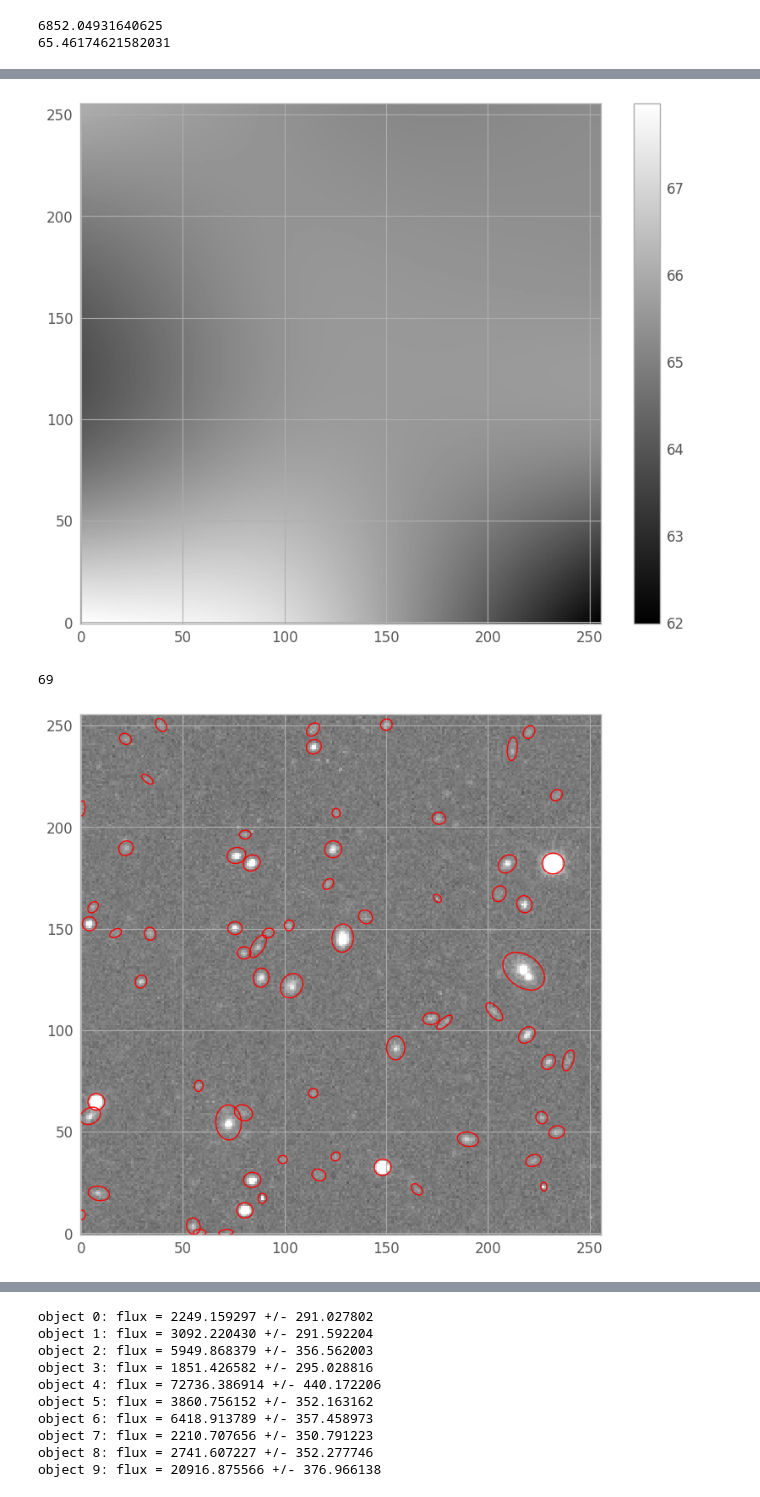
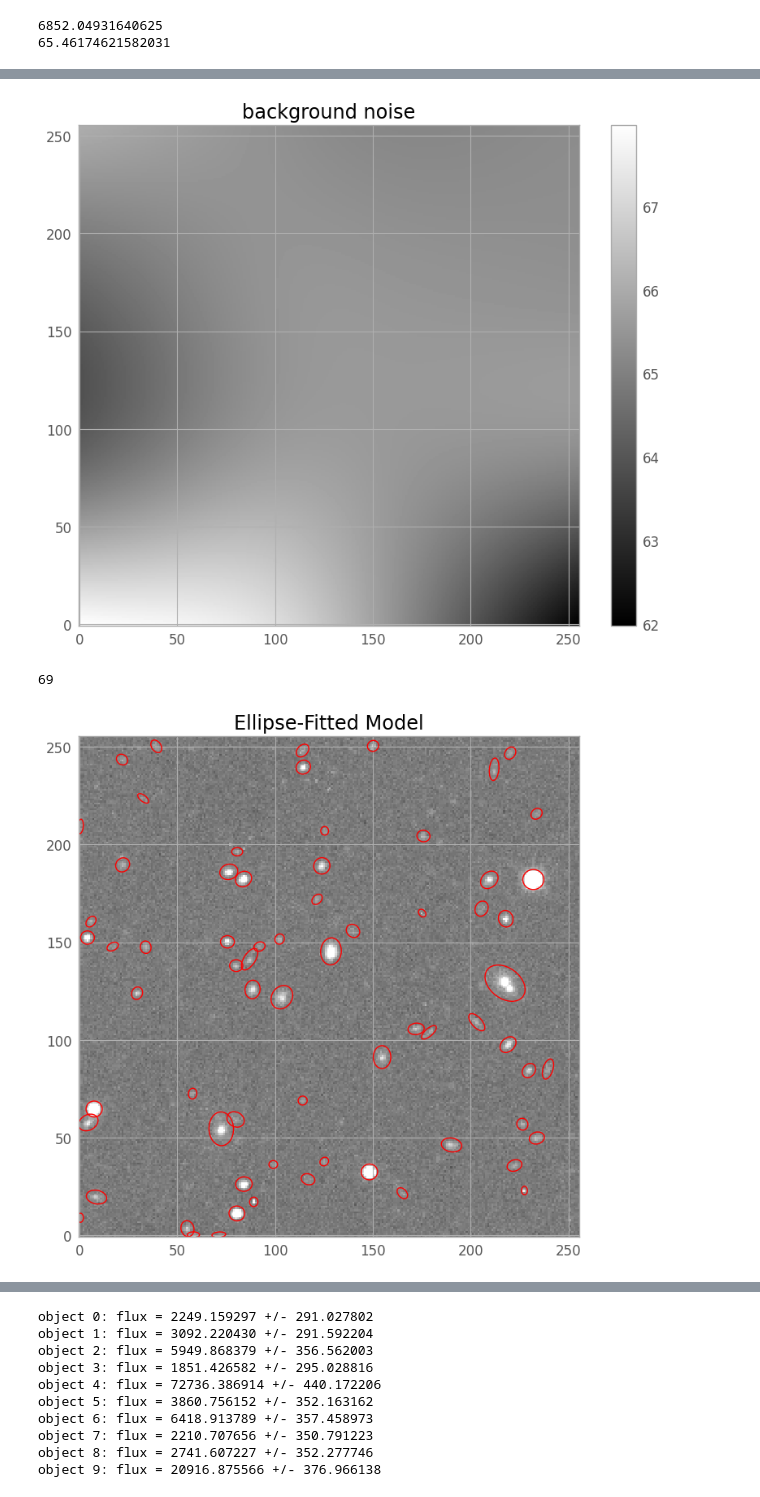
Before and after one commit to krannberry/astr-19, a Jupyter notebook: Final_Part_1.ipynb, the cells around one changed output, grey strips where cells are left out. Drawn from its saved outputs; the diff is of its cells as text; code cells hidden in the pictures.

```diff
--- a/Final_Part_1.ipynb
+++ b/Final_Part_1.ipynb
@@ -87,11 +91,13 @@ plt.colorbar();
 # evaluate the background noise as 2-d array, same size as original image
 bkg_rms = bkg.rms()
 # %%
-# show the background noise
+# show and save the background noise
+plt.title('background noise')
+plt.savefig('background_noise.png')  # Save the figure
 plt.imshow(bkg_rms, interpolation='nearest', cmap='gray', origin='lower')
 plt.colorbar();
 # %% [output]
-[figure, old version]
+[figure, new version]
 # %%
 # Detect objects
 objects = sep.extract(data_sub, 1.5, err=bkg.globalrms)
@@ -103,23 +109,25 @@ len(objects)
 # %%
 from matplotlib.patches import Ellipse
 
 # plot background-subtracted image
 fig, ax = plt.subplots()
 m, s = np.mean(data_sub), np.std(data_sub)
 im = ax.imshow(data_sub, interpolation='nearest', cmap='gray',
                vmin=m-s, vmax=m+s, origin='lower')
 
 # plot an ellipse for each object
 for i in range(len(objects)):
     e = Ellipse(xy=(objects['x'][i], objects['y'][i]),
                 width=6*objects['a'][i],
                 height=6*objects['b'][i],
                 angle=objects['theta'][i] * 180. / np.pi)
     e.set_facecolor('none')
     e.set_edgecolor('red')
     ax.add_artist(e)
+plt.title('Ellipse-Fitted Model')
+plt.savefig('ellipse_fitted_model.png')  # Save the figure
 # %% [output]
-[figure, old version]
+[figure, new version]
 # %%
 # available fields
 objects.dtype.names
```
Also changed, not shown: parts of 2 cells of this notebook.
